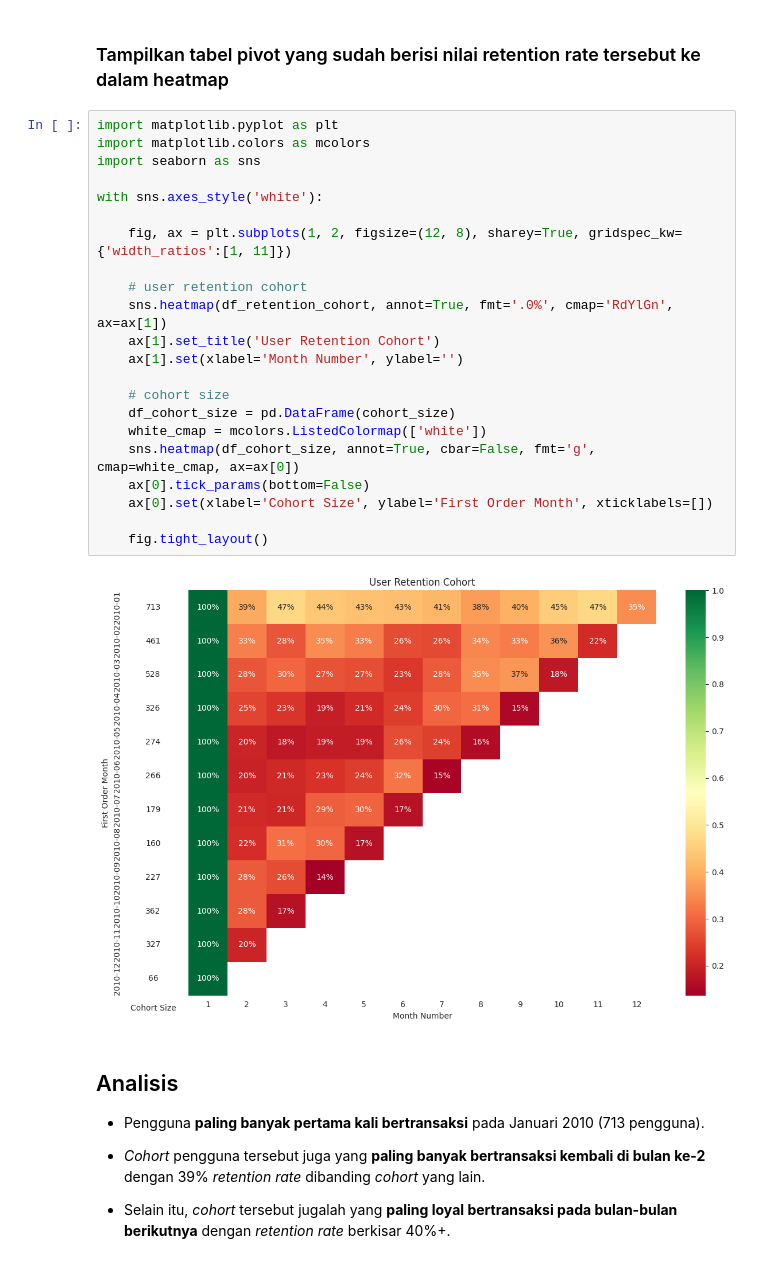
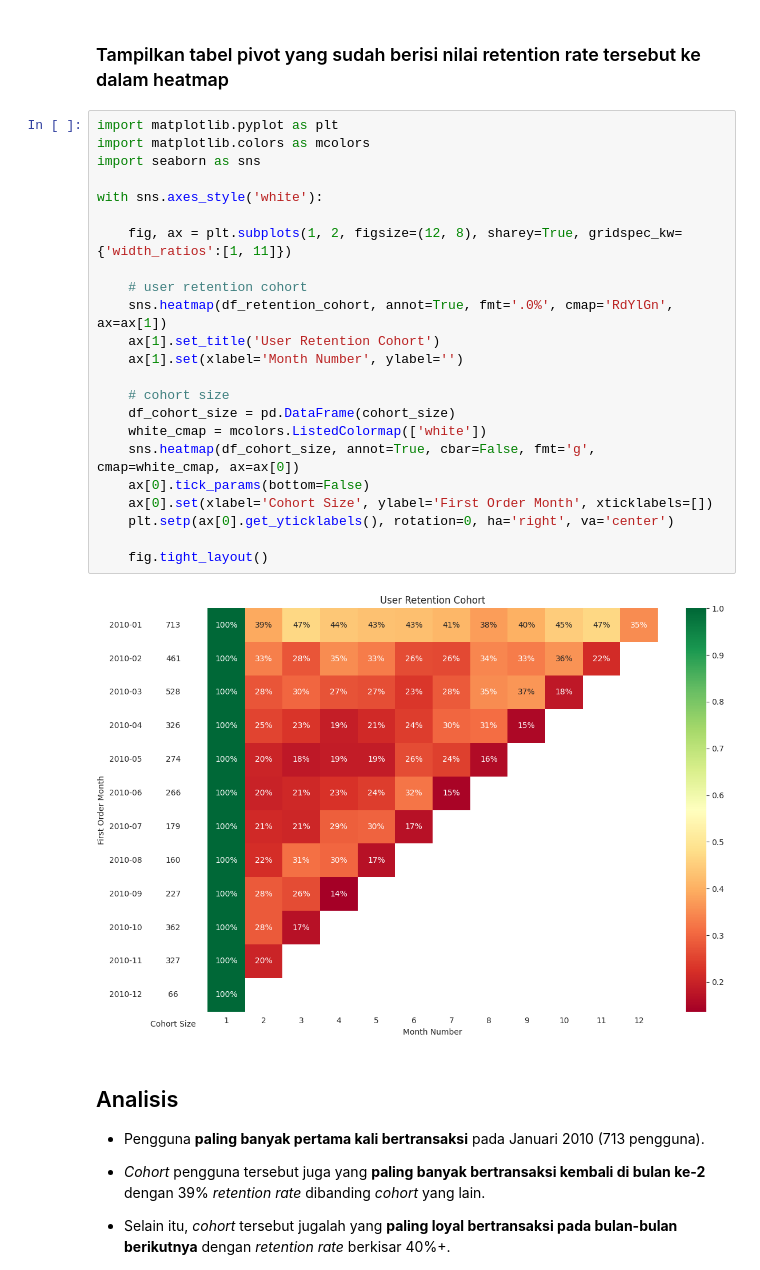
Before and after one commit to MukhlisMaulanaA/data-analytics-python, a Jupyter notebook: user-retention.ipynb, the cells around one changed output. Drawn from its saved outputs; the diff is of its cells as text.

```diff
--- a/user-retention.ipynb
+++ b/user-retention.ipynb
@@ -256,27 +256,28 @@ df_retention_cohort
 # %%
 import matplotlib.pyplot as plt
 import matplotlib.colors as mcolors
 import seaborn as sns
 
 with sns.axes_style('white'):
 
     fig, ax = plt.subplots(1, 2, figsize=(12, 8), sharey=True, gridspec_kw={'width_ratios':[1, 11]})
 
     # user retention cohort
     sns.heatmap(df_retention_cohort, annot=True, fmt='.0%', cmap='RdYlGn', ax=ax[1])
     ax[1].set_title('User Retention Cohort')
     ax[1].set(xlabel='Month Number', ylabel='')
 
     # cohort size
     df_cohort_size = pd.DataFrame(cohort_size)
     white_cmap = mcolors.ListedColormap(['white'])
     sns.heatmap(df_cohort_size, annot=True, cbar=False, fmt='g', cmap=white_cmap, ax=ax[0])
     ax[0].tick_params(bottom=False)
     ax[0].set(xlabel='Cohort Size', ylabel='First Order Month', xticklabels=[])
+    plt.setp(ax[0].get_yticklabels(), rotation=0, ha='right', va='center')
 
     fig.tight_layout()
 # %% [output]
-[figure, old version]
+[figure, new version]
 # %% [markdown]
 ## Analisis
 
```
Also changed, not shown: 4 other files.
